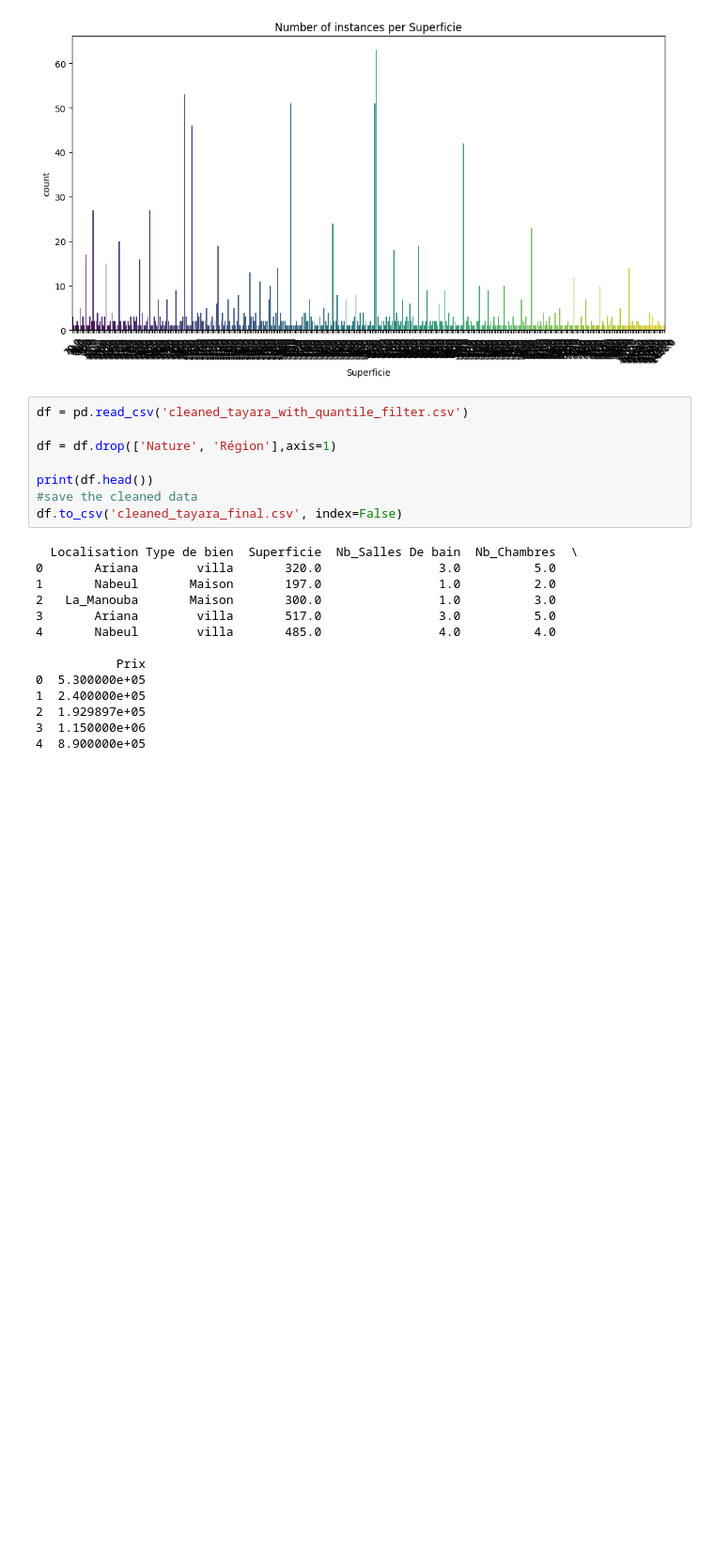
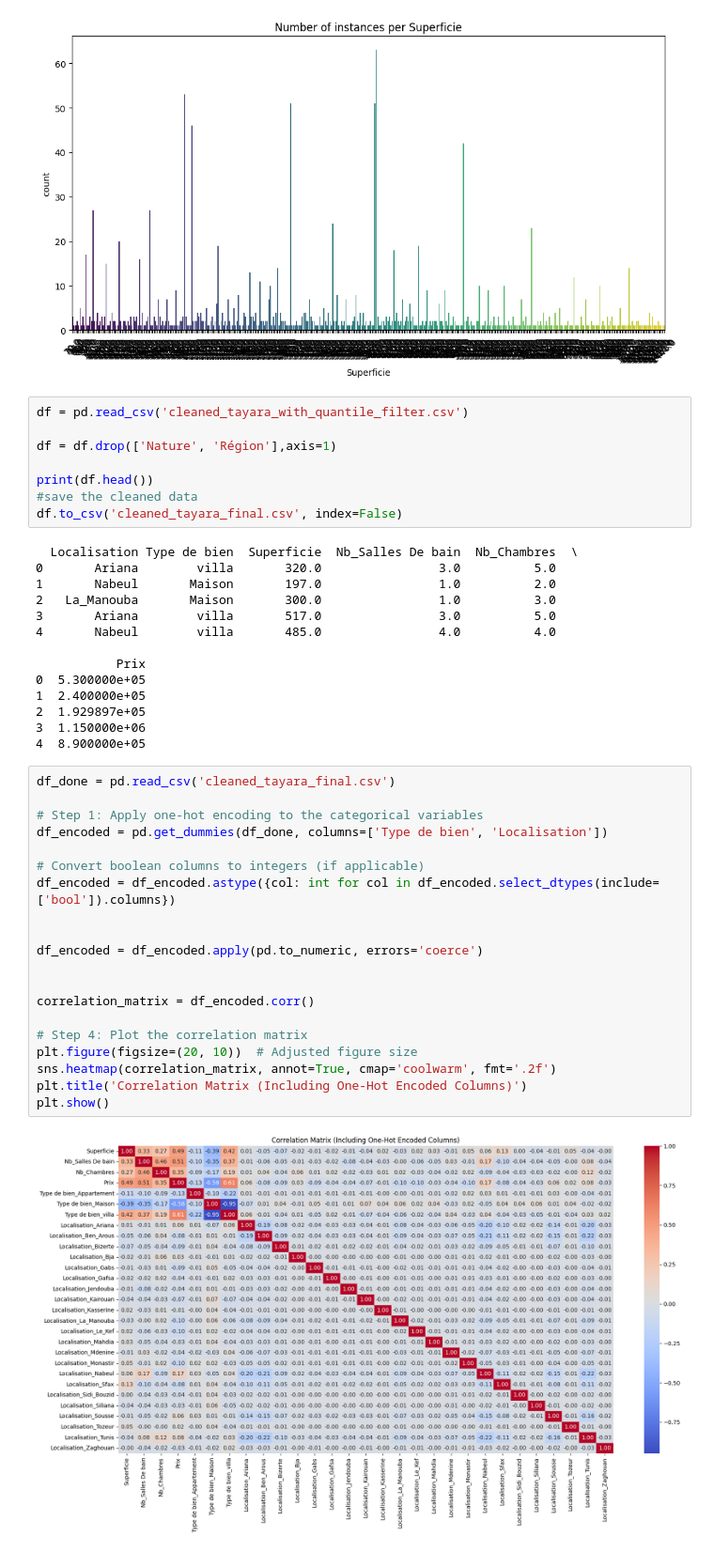
Before and after one commit to NA5KO/House_price_prediction, a Jupyter notebook: Amine/DataUnderstanding.ipynb, the cells around one changed output. Shown at 94% size. Saved outputs shown, nothing was run; the diff lists cells and outputs as text; blank space fills up the shorter version.

Commit message:
data visualization done

```diff
--- a/Amine/DataUnderstanding.ipynb
+++ b/Amine/DataUnderstanding.ipynb
@@ -229,3 +229,25 @@ df.to_csv('cleaned_tayara_final.csv', index=False)
 2  1.929897e+05
 3  1.150000e+06
 4  8.900000e+05
+# %%
+df_done = pd.read_csv('cleaned_tayara_final.csv')
+
+# Step 1: Apply one-hot encoding to the categorical variables
+df_encoded = pd.get_dummies(df_done, columns=['Type de bien', 'Localisation'])
+
+# Convert boolean columns to integers (if applicable)
+df_encoded = df_encoded.astype({col: int for col in df_encoded.select_dtypes(include=['bool']).columns})
+
+
+df_encoded = df_encoded.apply(pd.to_numeric, errors='coerce')
+
+
+correlation_matrix = df_encoded.corr()
+
+# Step 4: Plot the correlation matrix
+plt.figure(figsize=(20, 10))  # Adjusted figure size
+sns.heatmap(correlation_matrix, annot=True, cmap='coolwarm', fmt='.2f')
+plt.title('Correlation Matrix (Including One-Hot Encoded Columns)')
+plt.show()
+# %% [output]
+[figure, added]
```
Also changed, not shown: parts of 1 cell of this notebook.
